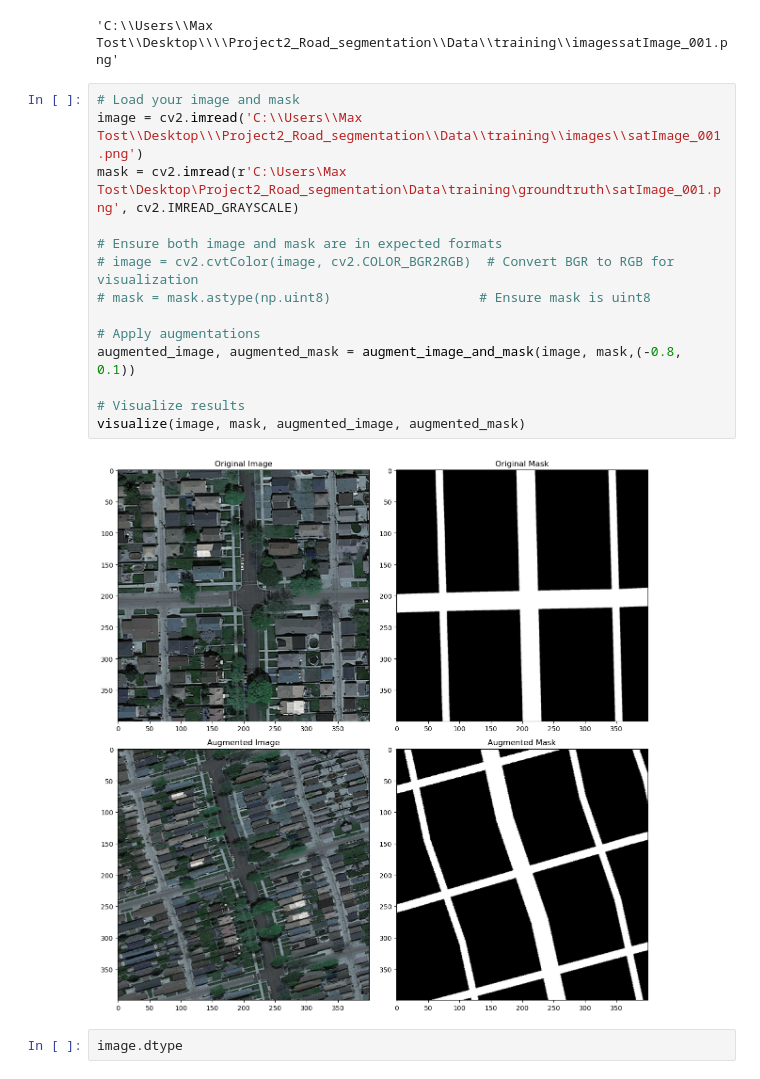
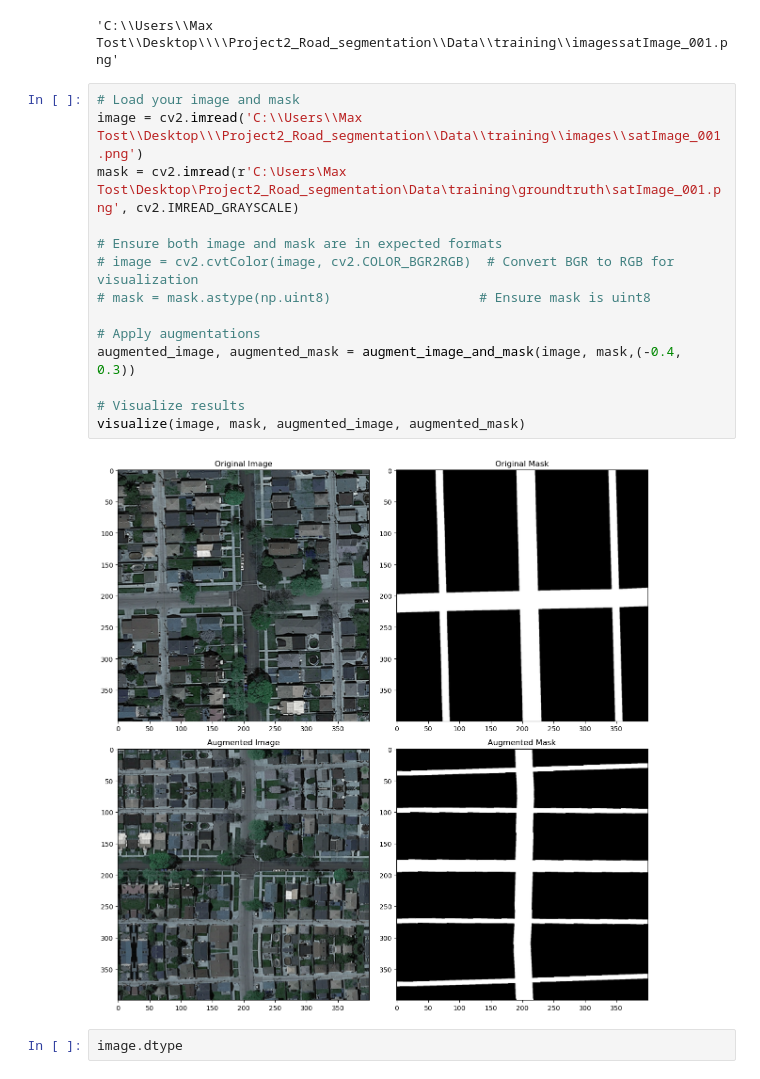
Before and after one commit to CS-433/ml-project-2-overfitters-anonymous-1, a Jupyter notebook: Data_Augmentation/Data_Augmentation.ipynb, the cells around one changed output. Saved outputs shown, nothing was run; the diff lists cells and outputs as text.

```diff
--- a/Data_Augmentation/Data_Augmentation.ipynb
+++ b/Data_Augmentation/Data_Augmentation.ipynb
@@ -101,19 +101,19 @@ for image_dir, mask_dir in zip(images_dirs, mask_dirs):
 # %%
 # Load your image and mask
 image = cv2.imread('C:\\Users\\Max Tost\\Desktop\\\Project2_Road_segmentation\\Data\\training\\images\\satImage_001.png')
 mask = cv2.imread(r'C:\Users\Max Tost\Desktop\Project2_Road_segmentation\Data\training\groundtruth\satImage_001.png', cv2.IMREAD_GRAYSCALE)
 
 # Ensure both image and mask are in expected formats
 # image = cv2.cvtColor(image, cv2.COLOR_BGR2RGB)  # Convert BGR to RGB for visualization
 # mask = mask.astype(np.uint8)                   # Ensure mask is uint8
 
 # Apply augmentations
-augmented_image, augmented_mask = augment_image_and_mask(image, mask,(-0.8, 0.1))
+augmented_image, augmented_mask = augment_image_and_mask(image, mask,(-0.4, 0.3))
 
 # Visualize results
 visualize(image, mask, augmented_image, augmented_mask)
 # %% [output]
-[figure, old version]
+[figure, new version]
 # %%
 image.dtype
 # %% [output]
```
Also changed, not shown: parts of 1 cell of this notebook.
